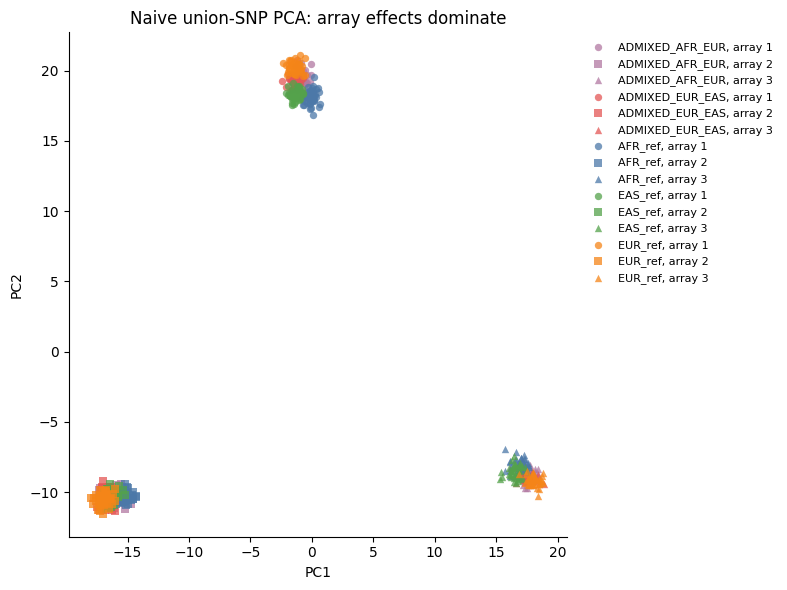
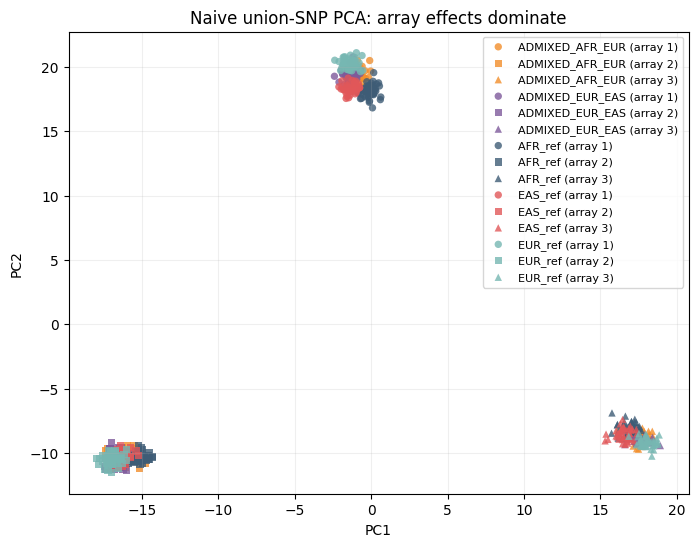
Code edit (unified diff) that turned the first committed figure into the second:
--- before
+++ after
@@ -1,5 +1,7 @@
+from snputils.visualization.constants import build_palette_mapping
+
 def plot_population_by_array(df, x="PC1", y="PC2", title=None):
     fig, ax = plt.subplots(figsize=(8, 6))
-    colors = {"AFR_ref": "#4C78A8", "EUR_ref": "#F58518", "EAS_ref": "#54A24B", "ADMIXED_AFR_EUR": "#B279A2", "ADMIXED_EUR_EAS": "#E45756"}
+    colors = build_palette_mapping(["AFR_ref", "EUR_ref", "EAS_ref", "ADMIXED_AFR_EUR", "ADMIXED_EUR_EAS"])
     markers = {1: "o", 2: "s", 3: "^"}
     for (label, array_id), sub in df.groupby(["label", "array"]):
@@ -10,18 +12,18 @@
             marker=markers[int(array_id)],
             s=28,
-            alpha=0.75,
-            linewidths=0,
-            label=f"{label}, array {array_id}",
+            alpha=0.8,
+            edgecolors="none",
+            label=f"{label} (array {array_id})",
         )
+
+    handles, labels = ax.get_legend_handles_labels()
+    by_label = dict(zip(labels, handles))
+    ax.legend(by_label.values(), by_label.keys(), fontsize=8, loc="best")
     ax.set_xlabel(x)
     ax.set_ylabel(y)
     if title:
         ax.set_title(title)
-    ax.spines["top"].set_visible(False)
-    ax.spines["right"].set_visible(False)
-    ax.legend(bbox_to_anchor=(1.02, 1), loc="upper left", frameon=False, fontsize=8)
-    fig.tight_layout()
-    return ax
+    ax.grid(True, alpha=0.2)
+    return fig, ax
 
 plot_population_by_array(naive_df, title="Naive union-SNP PCA: array effects dominate")
-plt.show()

Commit: unify color palette